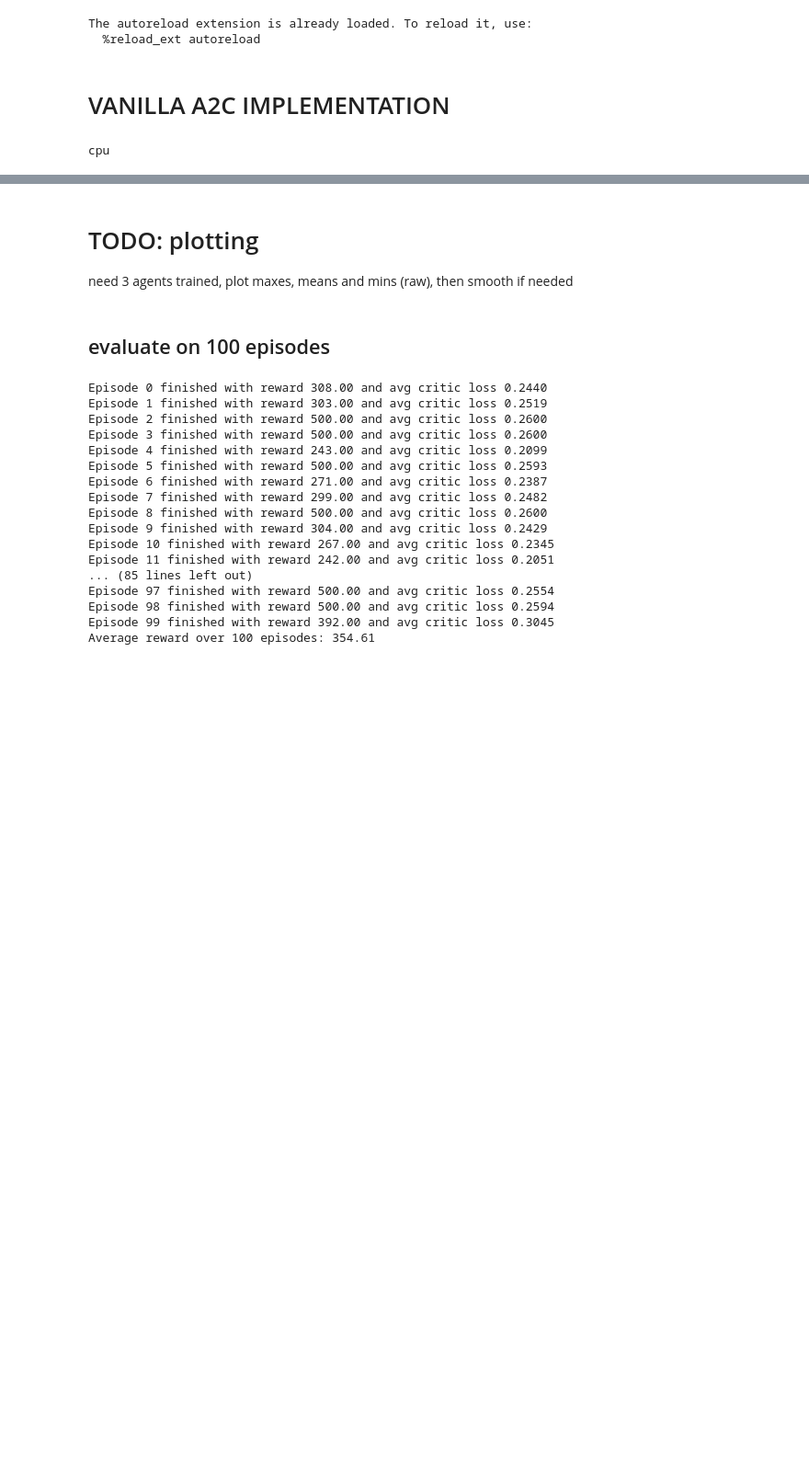
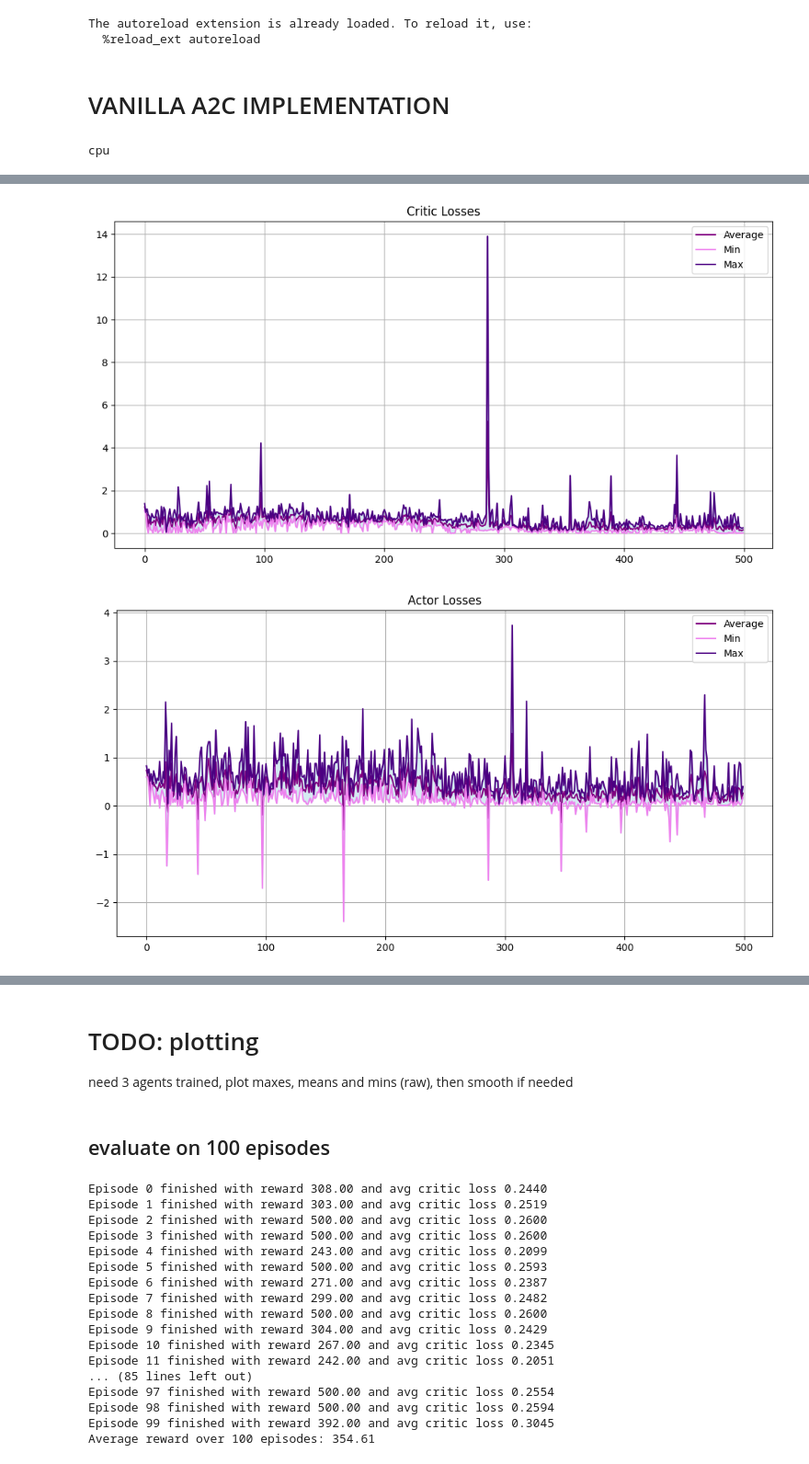
Before and after one commit to alexei-erm/annrl_project, a Jupyter notebook: main.ipynb, the cells around one changed output, grey strips where cells are left out. Shown at 92% size. Cells and saved outputs as stored; diff of their text form; code cells hidden in the pictures; blank space fills up the shorter version.

Commit message:
plotting

```diff
--- a/main.ipynb
+++ b/main.ipynb
@@ -134,0 +156,30 @@ Reached total training budget of 500000 steps ----> Stopping training at episode
+# %%
+def get_stats(dict_of_lists):
+    min_values = np.min([dict_of_lists[i] for i in dict_of_lists], axis=0)
+    max_values = np.max([dict_of_lists[i] for i in dict_of_lists], axis=0)
+    avg_values = np.mean([dict_of_lists[i] for i in dict_of_lists], axis=0)
+    return min_values, max_values, avg_values
+
+def plot_stats(min_values, max_values, avg_values, title, ylabel='Value', xlabel='Step'):
+    plt.figure(figsize=(12, 6))
+    plt.plot(avg_values, label='Average', color='purple')
+    plt.plot(min_values, label='Min', color='violet')
+    plt.plot(max_values, label='Max', color='indigo')
+    plt.fill_between(range(len(min_values)), min_values, max_values, color='lightblue', alpha=0.5)
+    plt.legend()
+    plt.grid(True)
+    plt.title(title)
+    plt.show()
+
+# Get stats for all_critic_losses
+min_critic_losses, max_critic_losses, avg_critic_losses = get_stats(all_critic_losses)
+min_actor_losses, max_actor_losses, avg_actor_losses = get_stats(all_actor_losses)
+min_episode_rewards, max_episode_rewards, avg_episode_rewards = get_stats(all_episode_rewards)
+
+# Plot stats for all_critic_losses
+plot_stats(min_critic_losses, max_critic_losses, avg_critic_losses, 'Critic Losses')
+plot_stats(min_actor_losses, max_actor_losses, avg_actor_losses, 'Actor Losses')
+plot_stats(min_episode_rewards, max_episode_rewards, avg_episode_rewards, 'Episode Rewards')
+# %% [output]
+[figure, added]
+[figure, added]
```
Also changed, not shown: parts of 6 cells of this notebook, 3 other files.
